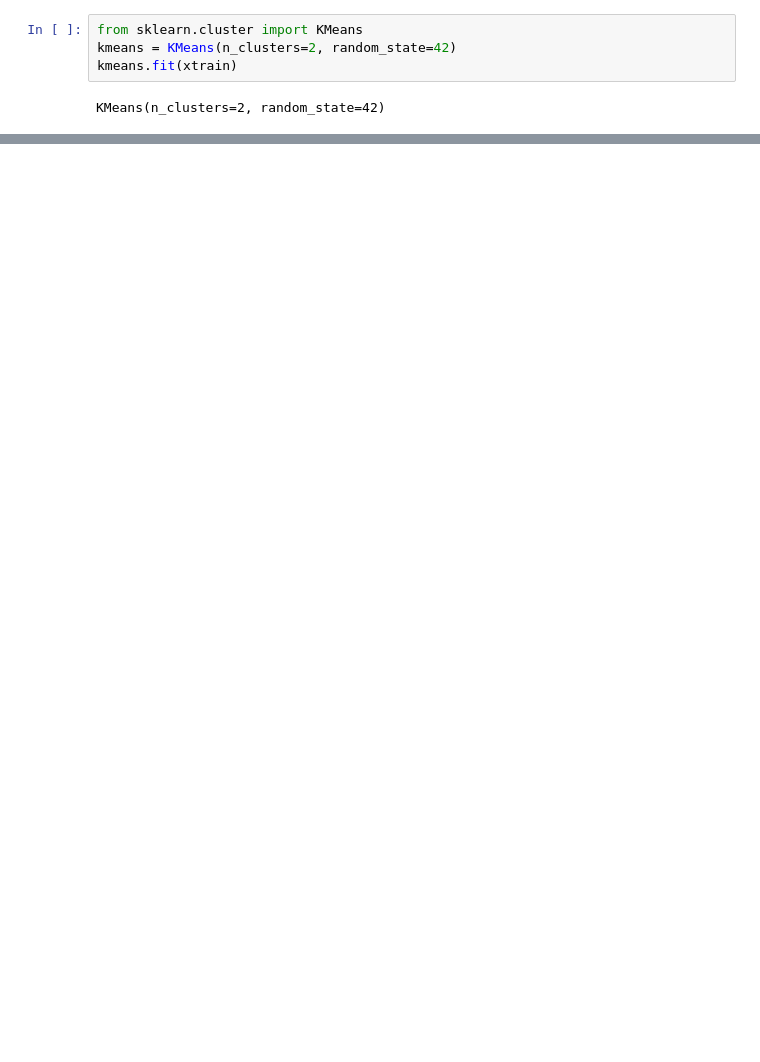
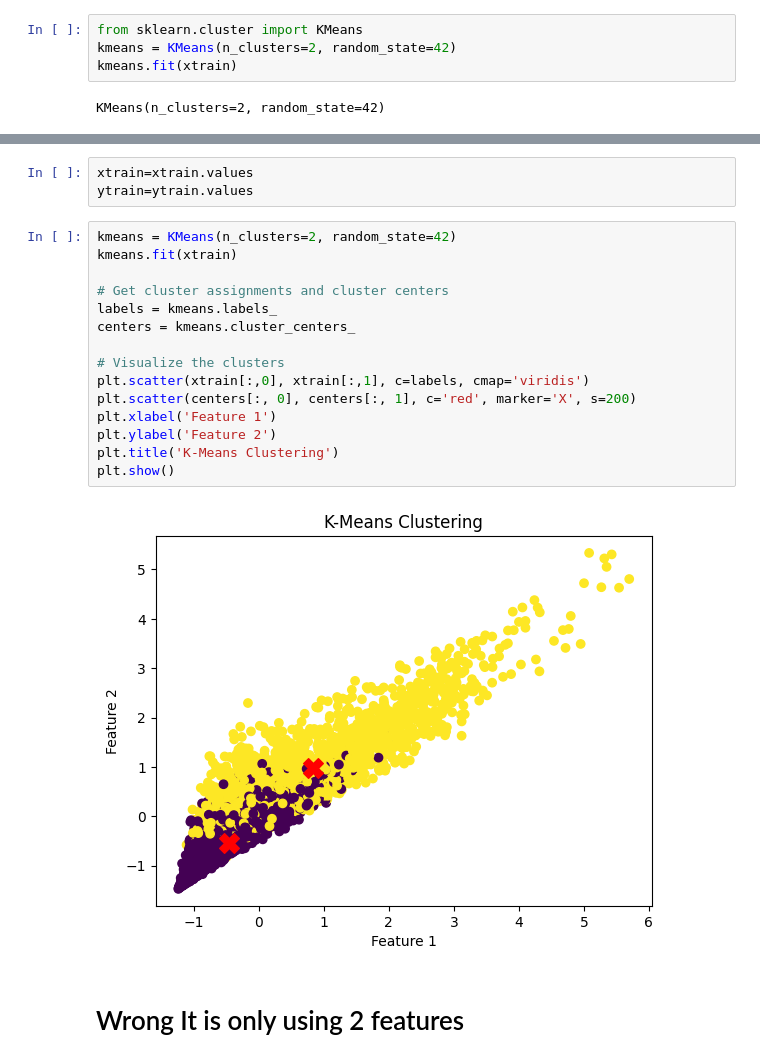
Before and after one commit to midnightripper/losses, a Jupyter notebook: KNN-Visualisation.ipynb, the cells around one changed output, grey strips where cells are left out. Cells and saved outputs as stored; diff of their text form; blank space fills up the shorter version.

```diff
--- a/KNN-Visualisation.ipynb
+++ b/KNN-Visualisation.ipynb
@@ -74,0 +98,22 @@ KMeans(n_clusters=2, random_state=42)
+# %%
+xtrain=xtrain.values
+ytrain=ytrain.values
+# %%
+kmeans = KMeans(n_clusters=2, random_state=42)
+kmeans.fit(xtrain)
+
+# Get cluster assignments and cluster centers
+labels = kmeans.labels_
+centers = kmeans.cluster_centers_
+
+# Visualize the clusters
+plt.scatter(xtrain[:,0], xtrain[:,1], c=labels, cmap='viridis')
+plt.scatter(centers[:, 0], centers[:, 1], c='red', marker='X', s=200)
+plt.xlabel('Feature 1')
+plt.ylabel('Feature 2')
+plt.title('K-Means Clustering')
+plt.show()
+# %% [output]
+[figure, added]
+# %% [markdown]
+# Wrong It is only using 2 features
```
Also changed, not shown: parts of 7 cells of this notebook.
